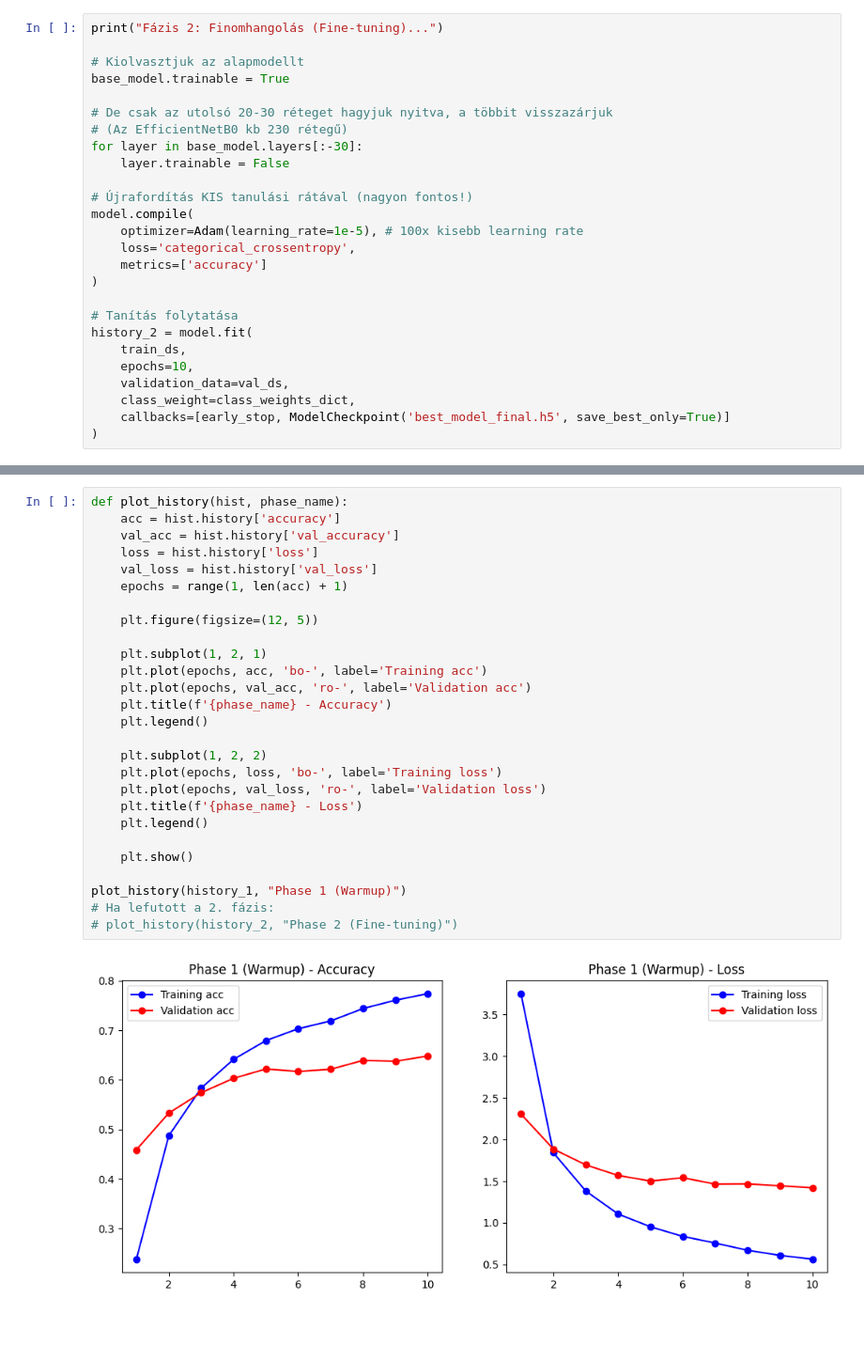
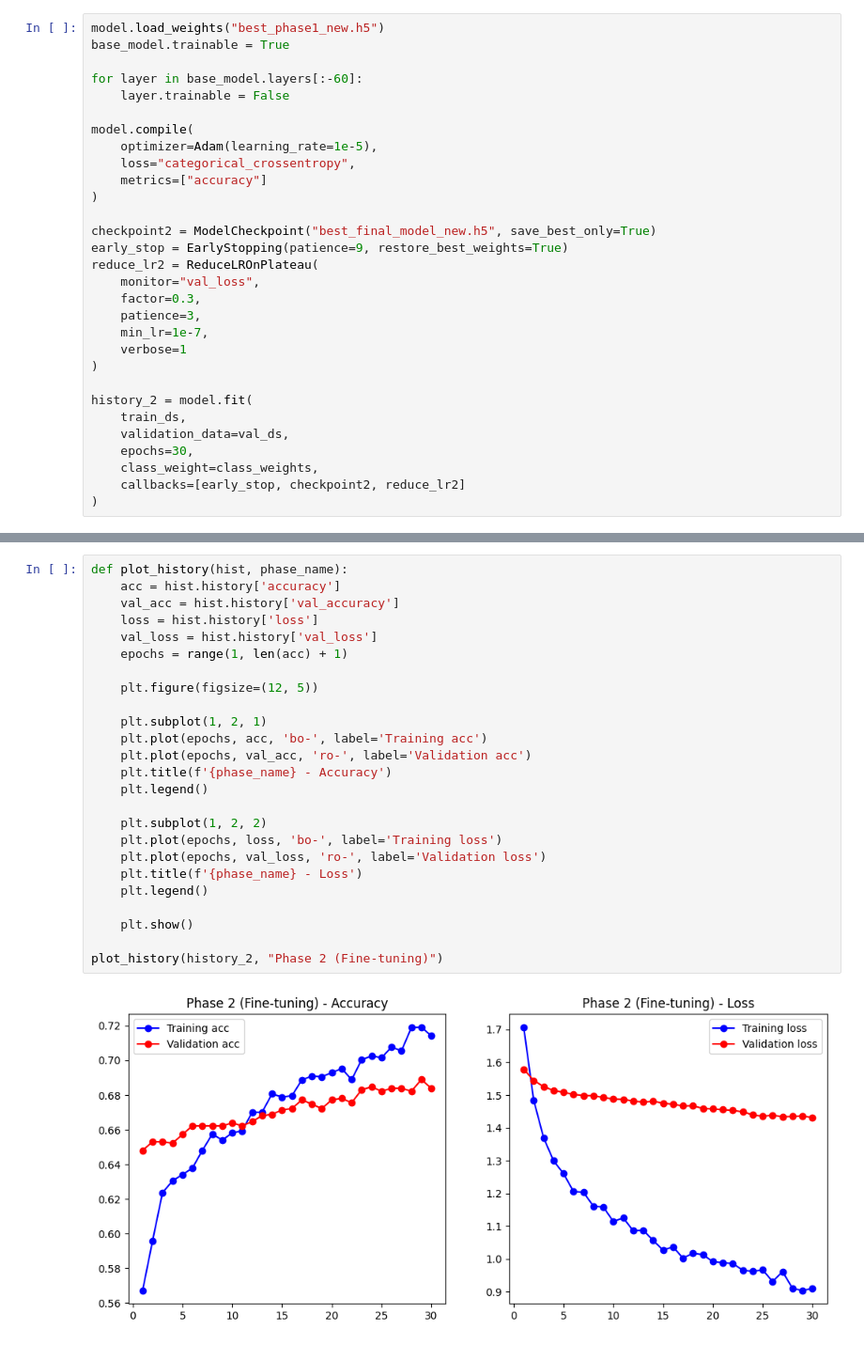
Before and after one commit to BeatrizGil05/Deep-Learning-project, a Jupyter notebook: notebooks/fine-tuned-pretrained.ipynb, the cells around one changed output, grey strips where cells are left out. Shown at 94% size. Drawn from its saved outputs; the diff is of its cells as text.

Commit message:
best so far 71.98 acc

```diff
--- a/notebooks/fine-tuned-pretrained.ipynb
+++ b/notebooks/fine-tuned-pretrained.ipynb
@@ -269,27 +325,31 @@ Epoch 8/10
 # %%
-print("Fázis 2: Finomhangolás (Fine-tuning)...")
-
-# Kiolvasztjuk az alapmodellt
+model.load_weights("best_phase1_new.h5")
 base_model.trainable = True
 
-# De csak az utolsó 20-30 réteget hagyjuk nyitva, a többit visszazárjuk
-# (Az EfficientNetB0 kb 230 rétegű)
-for layer in base_model.layers[:-30]:
+for layer in base_model.layers[:-60]:
     layer.trainable = False
 
-# Újrafordítás KIS tanulási rátával (nagyon fontos!)
 model.compile(
-    optimizer=Adam(learning_rate=1e-5), # 100x kisebb learning rate
-    loss='categorical_crossentropy',
-    metrics=['accuracy']
+    optimizer=Adam(learning_rate=1e-5),
+    loss="categorical_crossentropy",
+    metrics=["accuracy"]
 )
 
-# Tanítás folytatása
+checkpoint2 = ModelCheckpoint("best_final_model_new.h5", save_best_only=True)
+early_stop = EarlyStopping(patience=9, restore_best_weights=True)
+reduce_lr2 = ReduceLROnPlateau(
+    monitor="val_loss",
+    factor=0.3,
+    patience=3,
+    min_lr=1e-7,
+    verbose=1
+)
+
 history_2 = model.fit(
     train_ds,
-    epochs=10,
     validation_data=val_ds,
-    class_weight=class_weights_dict,
-    callbacks=[early_stop, ModelCheckpoint('best_model_final.h5', save_best_only=True)]
+    epochs=30,
+    class_weight=class_weights,
+    callbacks=[early_stop, checkpoint2, reduce_lr2]
 )
 # %% [output]
@@ -317,29 +377,27 @@ WARNING:absl:You are saving your model as an HDF5 file via `model.save()` or `ke
 # %%
 def plot_history(hist, phase_name):
     acc = hist.history['accuracy']
     val_acc = hist.history['val_accuracy']
     loss = hist.history['loss']
     val_loss = hist.history['val_loss']
     epochs = range(1, len(acc) + 1)
 
     plt.figure(figsize=(12, 5))
 
     plt.subplot(1, 2, 1)
     plt.plot(epochs, acc, 'bo-', label='Training acc')
     plt.plot(epochs, val_acc, 'ro-', label='Validation acc')
     plt.title(f'{phase_name} - Accuracy')
     plt.legend()
 
     plt.subplot(1, 2, 2)
     plt.plot(epochs, loss, 'bo-', label='Training loss')
     plt.plot(epochs, val_loss, 'ro-', label='Validation loss')
     plt.title(f'{phase_name} - Loss')
     plt.legend()
 
     plt.show()
 
-plot_history(history_1, "Phase 1 (Warmup)")
-# Ha lefutott a 2. fázis:
-# plot_history(history_2, "Phase 2 (Fine-tuning)")
+plot_history(history_2, "Phase 2 (Fine-tuning)")
 # %% [output]
-[figure, old version]
+[figure, new version]
```
Also changed, not shown: parts of 13 cells of this notebook, 1 other file.
